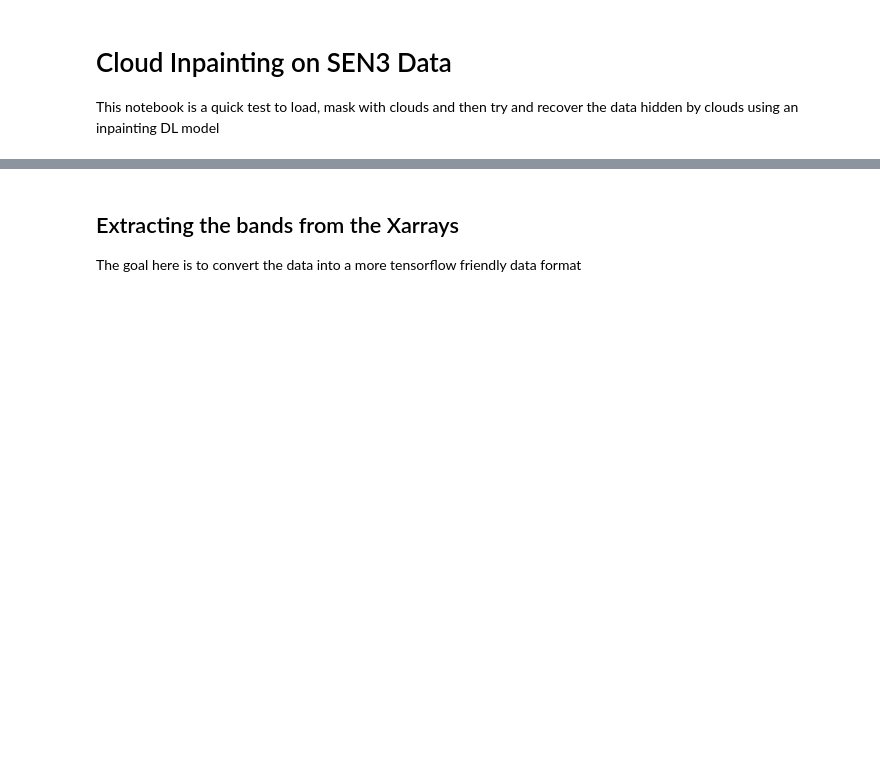
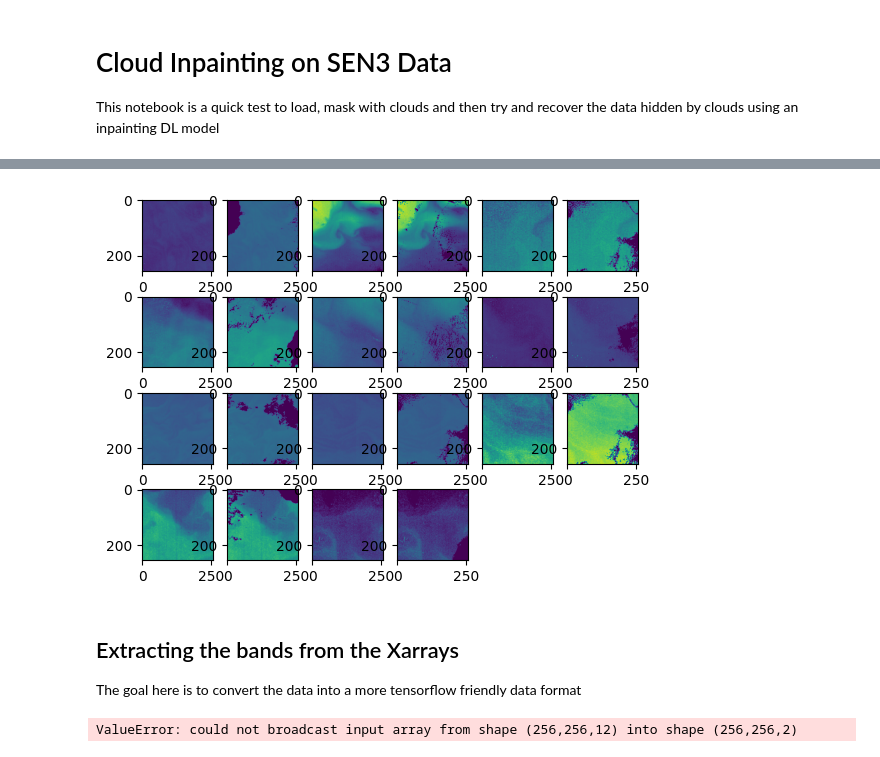
Before and after one commit to RS-ML-Hub/cloud-ML-data-recovery, a Jupyter notebook: prepare_ds.ipynb, the cells around one changed output, grey strips where cells are left out. Saved outputs shown, nothing was run; the diff lists cells and outputs as text; code cells hidden in the pictures; blank space fills up the shorter version.

```diff
--- a/prepare_ds.ipynb
+++ b/prepare_ds.ipynb
@@ -13,9 +29,11 @@ ds,dsc = predat.prepare_dataset(low_bound=0, high_bound=15, num_clouds=1000, num
 # %%
-for i in range(1,13):
+for i in range(1,12):
     plt.subplot(4,6,2*i-1)
     plt.imshow(ds["Oa01_reflectance"][i])
     plt.subplot(4,6,2*i)
     plt.imshow(dsc["Oa01_reflectance"][i])
+# %% [output]
+[figure, added]
 # %% [markdown]
 ## Extracting the bands from the Xarrays
 
@@ -30,3 +48,5 @@ for i in range(1,12):
 
 np.save('Ground_truth.npy', dsnp)
 np.save('Cloudy_DS.npy', dsnp_c)
+# %% [output]
+ValueError: could not broadcast input array from shape (256,256,12) into shape (256,256,2)
```
Also changed, not shown: parts of 3 cells of this notebook, 1 other file.
